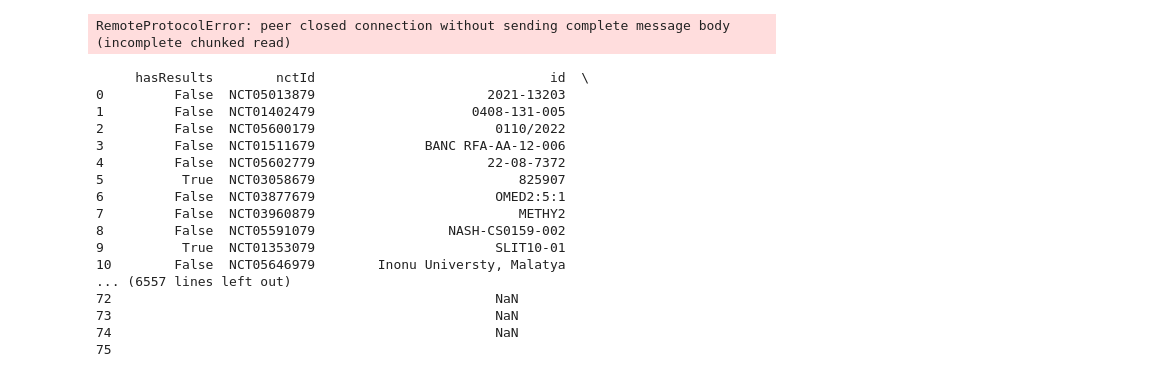
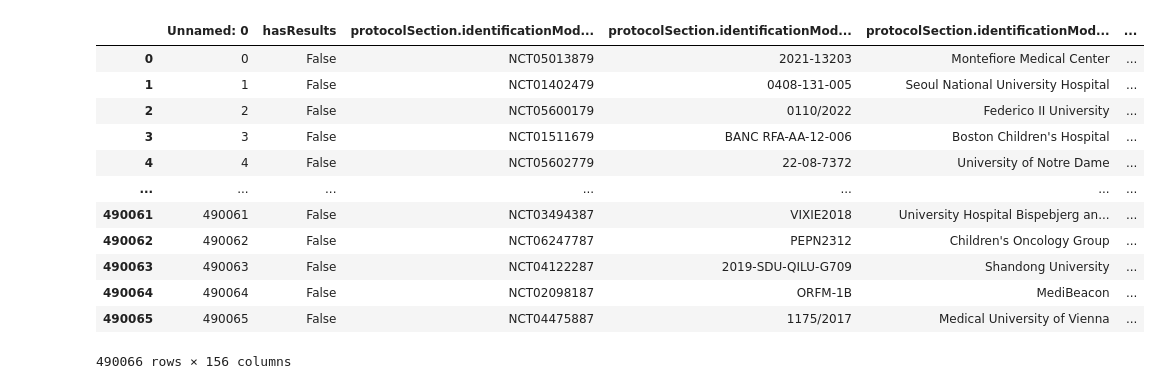
Before and after one commit to anushkakg/clinical-trials-research, a Jupyter notebook: notebooks/01-field-analysis.ipynb, the cells around one changed output. Drawn from its saved outputs; the diff is of its cells as text; code cells hidden in the pictures.

Commit message:
Updated field analysis notebook

```diff
--- a/notebooks/01-field-analysis.ipynb
+++ b/notebooks/01-field-analysis.ipynb
@@ -9,10 +9,0 @@ API_URL = "https://clinicaltrials.gov/api/v2/studies?pageSize=1000"
-# %%
-response_json = httpx.get(API_URL).json()
-df = pd.json_normalize(response_json["studies"])
-
-while response_json.get("nextPageToken", False):
-    next_page_token = response_json["nextPageToken"]
-    response_json = httpx.get(API_URL + f"&pageToken={next_page_token}").json()
-    df = pd.concat([df, pd.json_normalize(response_json["studies"])], ignore_index=True)
-# %% [output]
-RemoteProtocolError: peer closed connection without sending complete message body (incomplete chunked read)
@@ -21,20 +10,2 @@ df.columns = [col.split(".")[-1] for col in df.columns]
-# %%
-df
-# %% [output]
-     hasResults        nctId                              id  \
-0         False  NCT05013879                      2021-13203
-1         False  NCT01402479                    0408-131-005
-2         False  NCT05600179                       0110/2022
-3         False  NCT01511679              BANC RFA-AA-12-006
-4         False  NCT05602779                      22-08-7372
-5          True  NCT03058679                          825907
-6         False  NCT03877679                       OMED2:5:1
-7         False  NCT03960879                          METHY2
-8         False  NCT05591079                 NASH-CS0159-002
-9          True  NCT01353079                       SLIT10-01
-10        False  NCT05646979        Inonu Universty, Malatya
-... (6557 lines left out)
-72                                                 NaN
-73                                                 NaN
-74                                                 NaN
-75
+# %%
+pd.set_option("display.max_columns", None)
@@ -40,0 +34,17 @@ df
+# %%
+df = pd.read_csv("../fields.csv")
+df
+# %% [output]
+|  | Unnamed: 0 | hasResults | protocolSection.identificationMod... | protocolSection.identificationMod... | protocolSection.identificationMod... | ... |
+| 0 | 0 | False | NCT05013879 | 2021-13203 | Montefiore Medical Center | ... |
+| 1 | 1 | False | NCT01402479 | 0408-131-005 | Seoul National University Hospital | ... |
+| 2 | 2 | False | NCT05600179 | 0110/2022 | Federico II University | ... |
+| 3 | 3 | False | NCT01511679 | BANC RFA-AA-12-006 | Boston Children's Hospital | ... |
+| 4 | 4 | False | NCT05602779 | 22-08-7372 | University of Notre Dame | ... |
+| ... | ... | ... | ... | ... | ... | ... |
+| 490061 | 490061 | False | NCT03494387 | VIXIE2018 | University Hospital Bispebjerg an... | ... |
+| 490062 | 490062 | False | NCT06247787 | PEPN2312 | Children's Oncology Group | ... |
+| 490063 | 490063 | False | NCT04122287 | 2019-SDU-QILU-G709 | Shandong University | ... |
+| 490064 | 490064 | False | NCT02098187 | ORFM-1B | MediBeacon | ... |
+| 490065 | 490065 | False | NCT04475887 | 1175/2017 | Medical University of Vienna | ... |
+490066 rows × 156 columns
```
Also changed, not shown: parts of 6 cells of this notebook, 7 other files.
